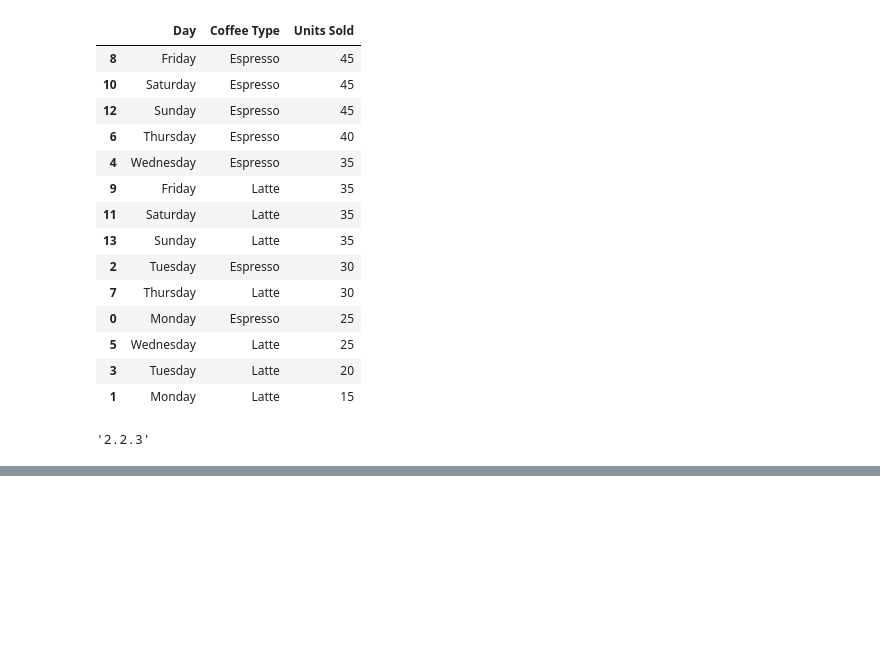
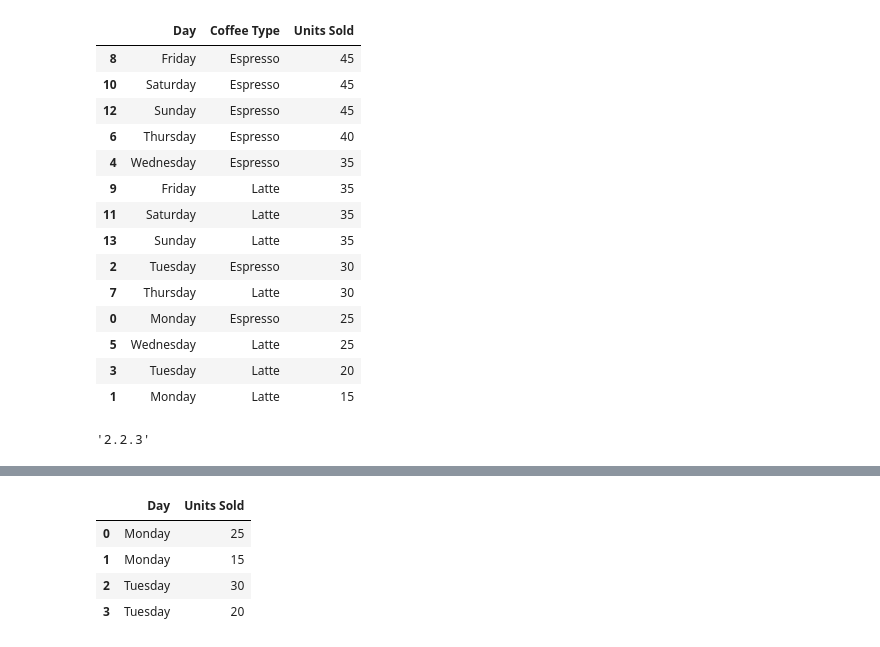
Before and after one commit to vartika7/Pandas, a Jupyter notebook: DataFrames.ipynb, the cells around one changed output, grey strips where cells are left out. Saved outputs shown, nothing was run; the diff lists cells and outputs as text; code cells hidden in the pictures; blank space fills up the shorter version.

```diff
--- a/Practice.ipynb
+++ b/DataFrames.ipynb
@@ -299,0 +337,8 @@ pd.__version__
+# %%
+coffee.loc[0:3, ['Day', 'Units Sold']]
+# %% [output]
+|  | Day | Units Sold |
+| 0 | Monday | 25 |
+| 1 | Monday | 15 |
+| 2 | Tuesday | 30 |
+| 3 | Tuesday | 20 |
```
Also changed, not shown: parts of 12 cells of this notebook, 2 other files.
